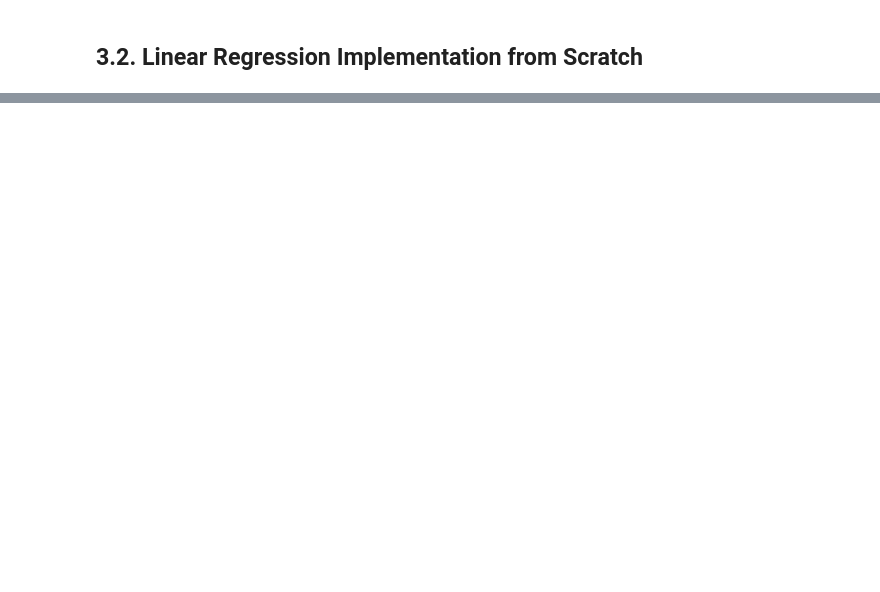
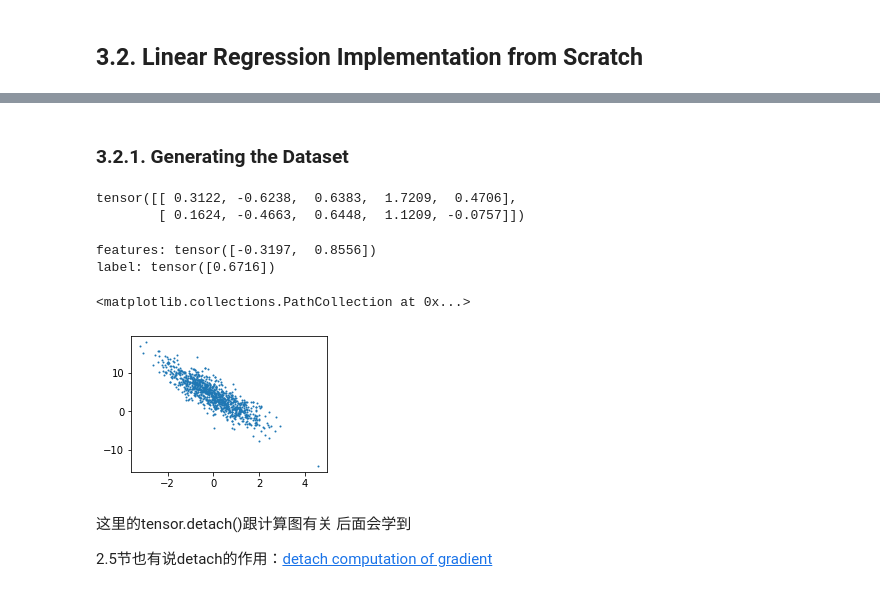
Before and after one commit to happypig1997/Accumulation, a Jupyter notebook: 3.Linear_Neural_Networks.ipynb, the cells around one changed output, grey strips where cells are left out. Cells and saved outputs as stored; diff of their text form; code cells hidden in the pictures; blank space fills up the shorter version.

```diff
--- a/3.Linear_Neural_Networks.ipynb
+++ b/3.Linear_Neural_Networks.ipynb
@@ -246,0 +263,34 @@ $
+# %% [markdown]
+### 3.2.1. Generating the Dataset
+# %%
+def synthetic_data (w, b, num_examples): #@save
+    """生成y=Xw+b+noise"""
+    X = torch.normal(0, 1, (num_examples, len(w)))
+    y = torch.matmul(X, w) + b
+    y += torch.normal(0, 0.01, y.shape) #手动添加y的noise
+    return X, y.reshape((-1,1))
+# %%
+#测试下torch.normal()
+torch.normal(0, 1,(2, 5))
+# %% [output]
+tensor([[ 0.3122, -0.6238,  0.6383,  1.7209,  0.4706],
+        [ 0.1624, -0.4663,  0.6448,  1.1209, -0.0757]])
+# %%
+true_w = torch.tensor([2, -3.4])
+true_b = 4.2
+features, labels = synthetic_data(true_w, true_b, 1000)
+# %%
+print('features:', features[0],'\nlabel:', labels[0])
+# %% [output]
+features: tensor([-0.3197,  0.8556])
+label: tensor([0.6716])
+# %%
+lineplot.set_figsize()
+plt.scatter(features[:, (1)].detach().numpy(), labels.detach().numpy(), 1) # 没有区别 为啥要detach?
+# %% [output]
+<matplotlib.collections.PathCollection at 0x...>
+[figure, added]
+# %% [markdown]
+这里的tensor.detach()跟计算图有关 后面会学到
+
+2.5节也有说detach的作用：[detach computation of gradient](https://d2l.ai/chapter_preliminaries/autograd.html#detaching-computation)
```
Also changed, not shown: parts of 44 cells of this notebook, 2 other files.
